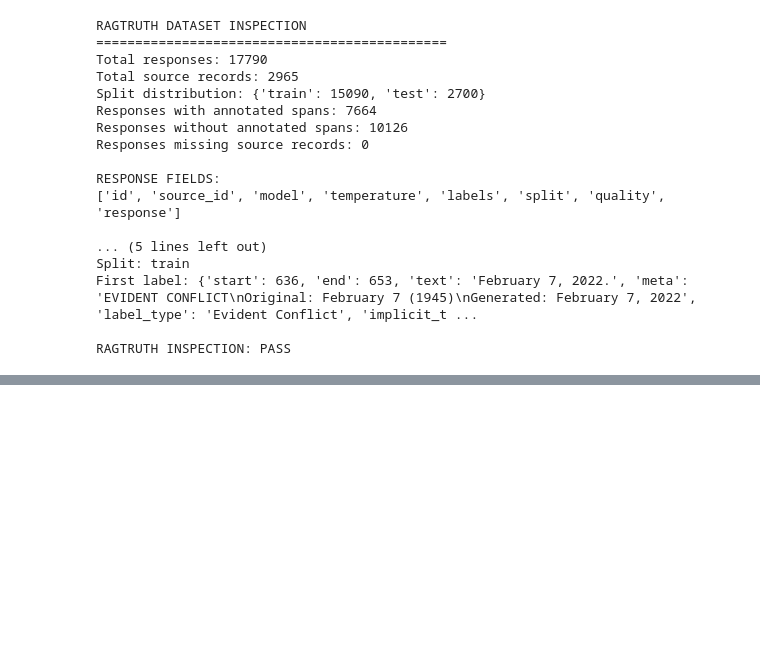
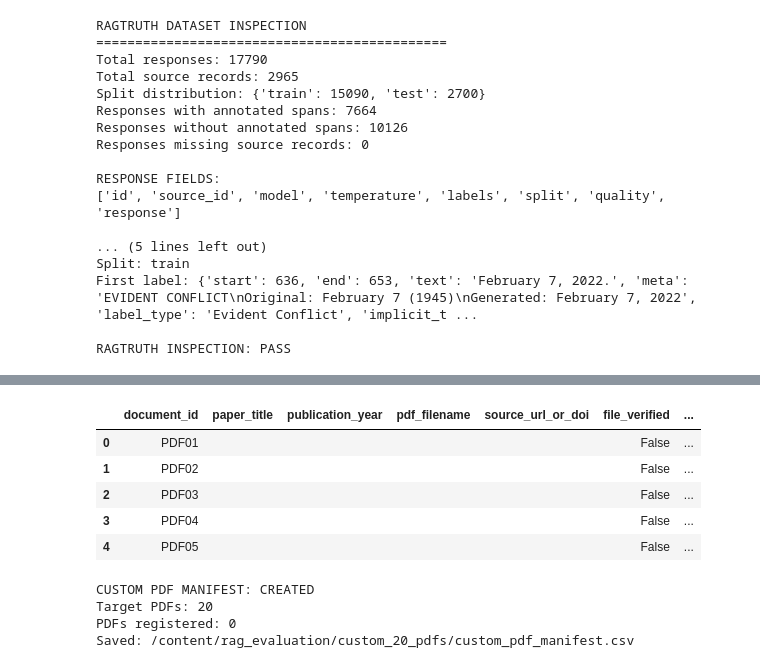
Before and after one commit to ThisumiWijesinghe/Evidence-Verified-RAG-Workflow-, a Jupyter notebook: Main.ipynb, the cells around one changed output, grey strips where cells are left out. Saved outputs shown, nothing was run; the diff lists cells and outputs as text; code cells hidden in the pictures; blank space fills up the shorter version.

Commit message:
Create 20-paper custom research evaluation manifest

```diff
--- a/Main.ipynb
+++ b/Main.ipynb
@@ -11773,0 +11854,48 @@ RAGTRUTH INSPECTION: PASS
+# %%
+
+# CUSTOM PDF DATASET MANIFEST
+
+
+custom_manifest = pd.DataFrame([
+    {
+        "document_id": f"PDF{i:02d}",
+        "paper_title": "",
+        "publication_year": "",
+        "pdf_filename": "",
+        "source_url_or_doi": "",
+        "file_verified": False,
+        "questions_annotated": 0,
+        "annotation_status": "PENDING"
+    }
+    for i in range(1, 21)
+])
+
+manifest_path = (
+    CUSTOM_DIR / "custom_pdf_manifest.csv"
+)
+
+custom_manifest.to_csv(
+    manifest_path,
+    index=False
+)
+
+assert len(custom_manifest) == 20
+assert custom_manifest["document_id"].is_unique
+
+display(custom_manifest.head())
+
+print("CUSTOM PDF MANIFEST: CREATED")
+print("Target PDFs:", len(custom_manifest))
+print("PDFs registered:", 0)
+print("Saved:", manifest_path)
+# %% [output]
+|  | document_id | paper_title | publication_year | pdf_filename | source_url_or_doi | file_verified | ... |
+| 0 | PDF01 |  |  |  |  | False | ... |
+| 1 | PDF02 |  |  |  |  | False | ... |
+| 2 | PDF03 |  |  |  |  | False | ... |
+| 3 | PDF04 |  |  |  |  | False | ... |
+| 4 | PDF05 |  |  |  |  | False | ... |
+CUSTOM PDF MANIFEST: CREATED
+Target PDFs: 20
+PDFs registered: 0
+Saved: /content/rag_evaluation/custom_20_pdfs/custom_pdf_manifest.csv
```
Also changed, not shown: parts of 1 cell of this notebook.
